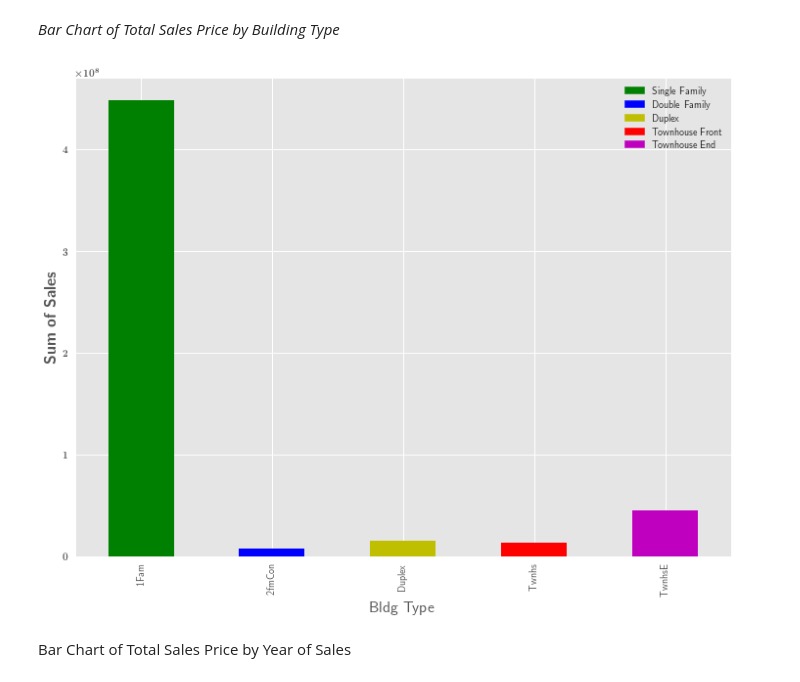
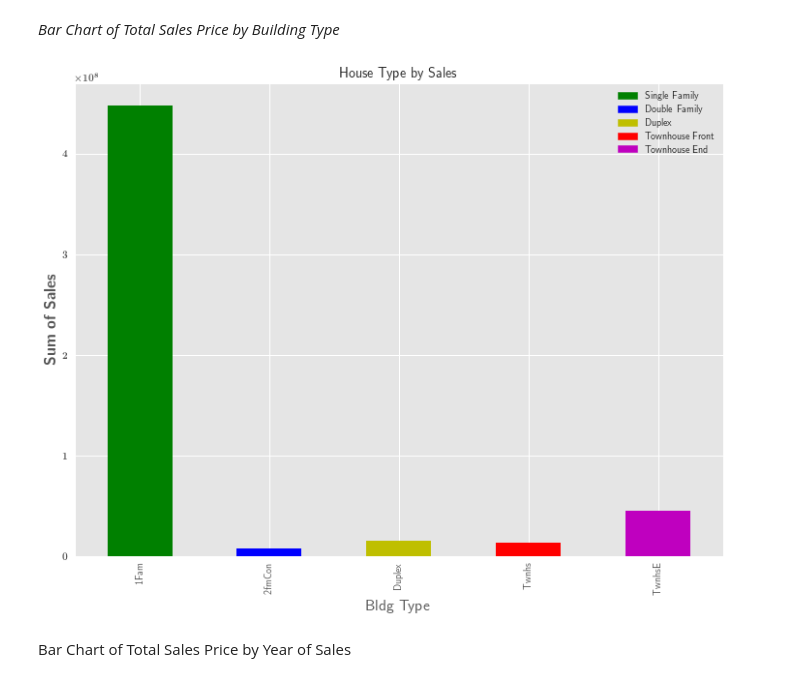
Before and after one commit to Nour112A1/Machine-Learning-and-Housing-Pricing, a Jupyter notebook: THESIS WORK.ipynb, the cells around one changed output. Saved outputs shown, nothing was run; the diff lists cells and outputs as text; code cells hidden in the pictures.

```diff
--- a/THESIS WORK.ipynb
+++ b/THESIS WORK.ipynb
@@ -23,4 +23,4 @@ rc('font', weight='bold')
 rcParams['text.latex.preamble'] = [r'\usepackage{amsmath} \boldmath']
 # %%
 # Importing the dataset
-ames = pd.read_excel('C:\Users\DESKTOP-VENMHCC\Documents\ameshousing.xls')
+ames = pd.read_excel("/home/adeshina/Datasets/ameshousing.xls")
@@ -278,22 +189,21 @@ plt.savefig('pairplot.eps', format='eps', dpi=1000)
 # %%
 # Plot of Sales by House Type
 plt.figure(figsize=(12,9))
 style.use('ggplot')
 var = ames.groupby('Bldg Type').SalePrice.sum()
 plt.xlabel(r'\textbf{House Type}', fontsize = 16)  #X-axis label
 plt.ylabel(r'\textbf{Sum of Sales}', fontsize = 16) #Y-axis label
-# plt.title("House Type by Sales") #Chart title
+plt.title("House Type by Sales") #Chart title
 var.plot(kind='bar', color='GBYRM')
 green_patch = mpatches.Patch(color='G', label='Single Family')
 blue_patch = mpatches.Patch(color='B', label='Double Family')
 yellow_patch = mpatches.Patch(color='Y', label='Duplex')
 red_patch = mpatches.Patch(color='R', label='Townhouse Front')
 macron_patch = mpatches.Patch(color='M', label='Townhouse End')
 plt.legend(handles = [green_patch, blue_patch,yellow_patch,red_patch,macron_patch])
 plt.grid(True)
-plt.savefig('housebytype.eps', format='eps', dpi=1000)
 # %% [output]
-[figure, old version]
+[figure, new version]
 # %% [markdown]
 Bar Chart of Total Sales Price by Year of Sales
 # %%
```
Also changed, not shown: parts of 29 cells of this notebook.
